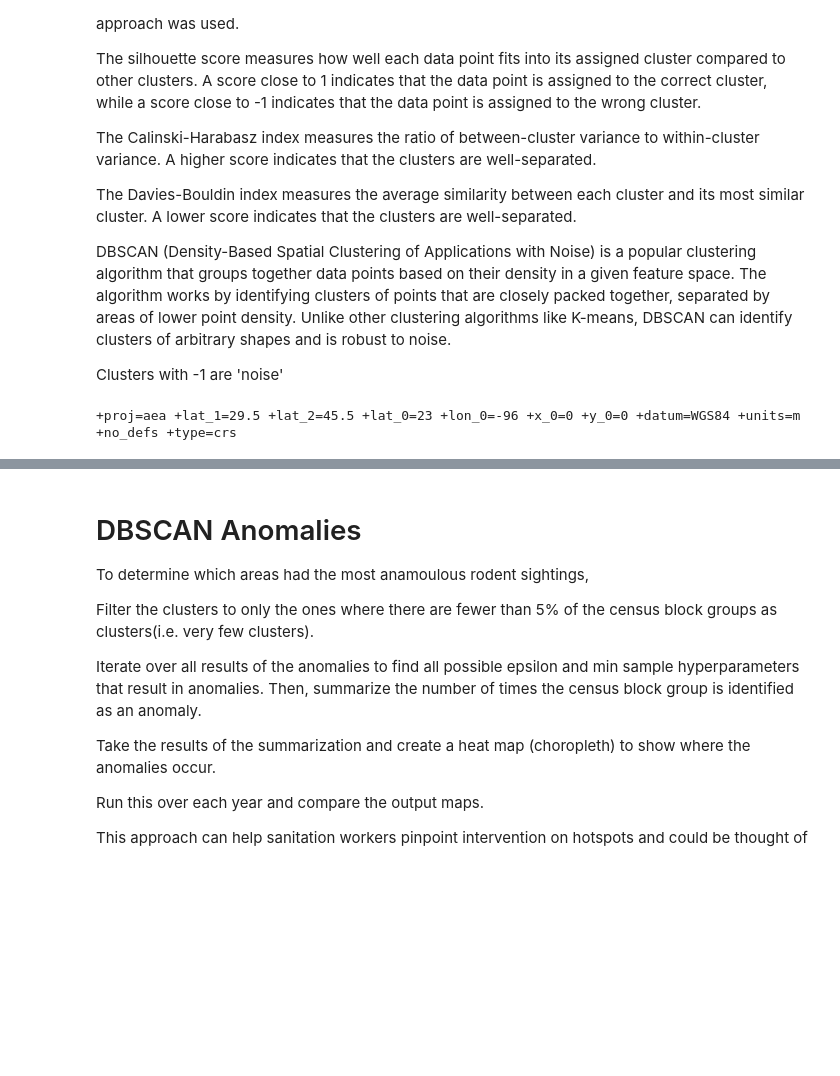
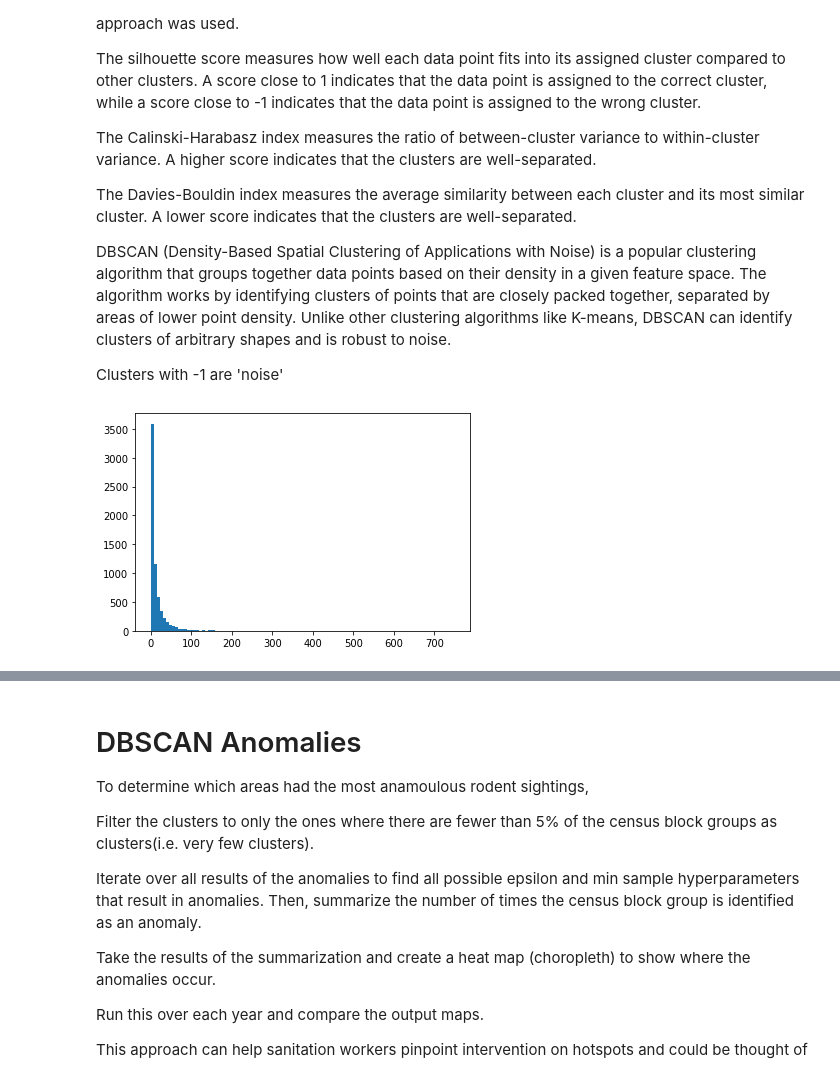
Before and after one commit to Subarashiihibi/nyc_rodent, a Jupyter notebook: Scripts/9-Cluster-Analysis.ipynb, the cells around one changed output, grey strips where cells are left out. Saved outputs shown, nothing was run; the diff lists cells and outputs as text; code cells hidden in the pictures; blank space fills up the shorter version.

```diff
--- a/Scripts/9-Cluster-Analysis.ipynb
+++ b/Scripts/9-Cluster-Analysis.ipynb
@@ -203,38 +330,13 @@ A lower score indicates that the clusters are well-separated.
 DBSCAN (Density-Based Spatial Clustering of Applications with Noise) is a popular clustering algorithm that groups together data points based on their density in a given feature space. The algorithm works by identifying clusters of points that are closely packed together, separated by areas of lower point density. Unlike other clustering algorithms like K-means, DBSCAN can identify clusters of arbitrary shapes and is robust to noise.
 
 Clusters with -1 are 'noise'
-# %%
-# Choose columns
-
-rodents_gdf = rodents_2019_df[rodents_2019_df.geometry.notnull()]
-
-# An attempt to summarize over all 5 years
-# cols = rodents_gdf.columns[3:]
-# print(cols)
-# rodents_gdf = rodents_gdf.groupby(['spatial_id'])[cols].sum().reset_index()
-
-rodents_gdf.head()
-
-original_crs = rodents_gdf.crs
-equal_area_crs = {'proj': 'aea', 'lat_1': 29.5, 'lat_2': 45.5, 'lat_0': 23, 'lon_0': -96, 'x_0': 0, 'y_0': 0, 'datum': 'WGS84', 'units': 'm', 'no_defs': True}
-
-# Make a copy of your original GeoDataFrame and reproject it
-rodents_gdf_equal_area = rodents_gdf.to_crs(equal_area_crs)
-
-# Check the new CRS
-print(rodents_gdf_equal_area.crs)
-
-# Only num rodent violations as a weight
-cols = ['num_violations'] + cols_top_pca
-
-# Extract the coordinates of the points
-rodents_gdf['x'] = rodents_gdf.apply(lambda x: (x['geometry'].centroid.x), axis=1)
-rodents_gdf['y'] = rodents_gdf.apply(lambda x: (x['geometry'].centroid.y), axis=1)
-
-# Extract xy coordinates as features
-X = rodents_gdf[['x', 'y']]
-
-# Add additional variables to feature matrix
-X = np.hstack((X, rodents_gdf[cols].values))
-# %% [output]
-+proj=aea +lat_1=29.5 +lat_2=45.5 +lat_0=23 +lon_0=-96 +x_0=0 +y_0=0 +datum=WGS84 +units=m +no_defs +type=crs
+# %%
+
+rodents_joined_tracts_gdf['rats_weighted'] = (rodents_joined_tracts_gdf['num_sightings']*5) + \
+                                    (np.sqrt(rodents_joined_tracts_gdf['v_rats/mice_sum']) + \
+                                     np.sqrt(rodents_joined_tracts_gdf['s_Illegal_Dumping:Street_sum']) + \
+                                     np.sqrt(rodents_joined_tracts_gdf['s_Trash_Unsecure:Street_sum']) )
+# %%
+plot = plt.hist(rodents_joined_tracts_gdf['rats_weighted'], bins=100)
+# %% [output]
+[figure, added]
```
Also changed, not shown: parts of 52 cells of this notebook, 6 other files.
